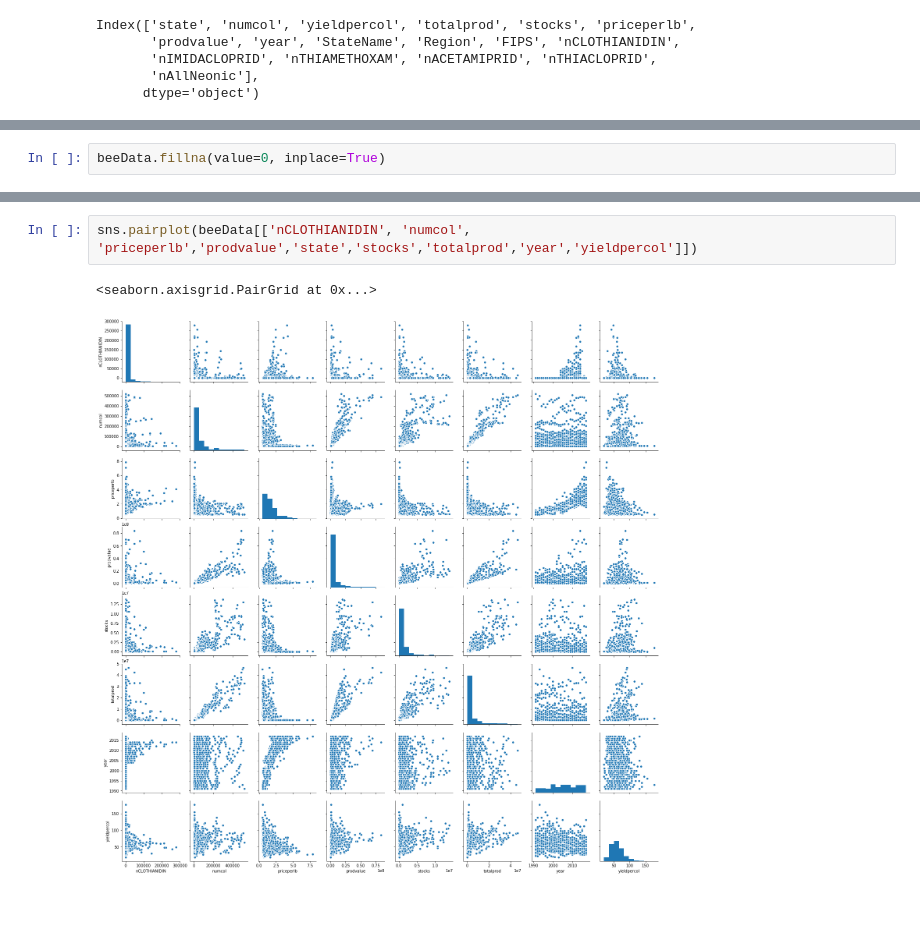
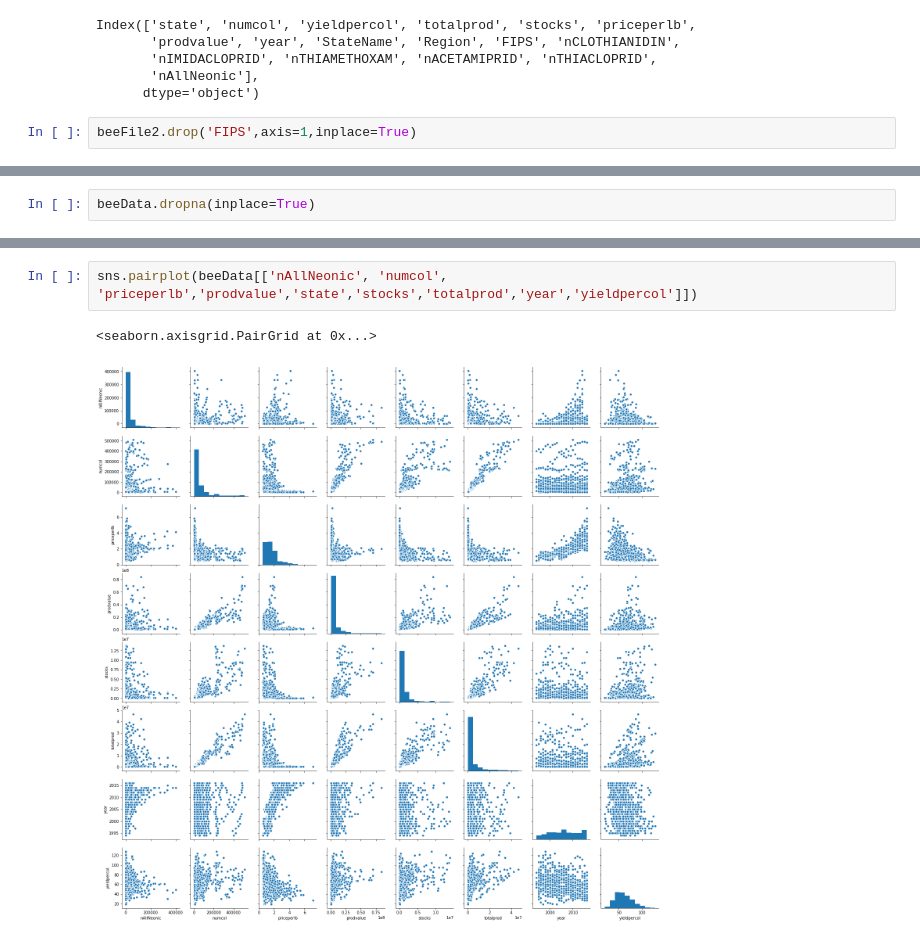
Before and after one commit to ahuangfeng/Cours_ML, a Jupyter notebook: Project/Project.ipynb, the cells around one changed output, grey strips where cells are left out. Cells and saved outputs as stored; diff of their text form; blank space fills up the shorter version.

```diff
--- a/Project/Project.ipynb
+++ b/Project/Project.ipynb
@@ -23,3 +23,5 @@ Index(['state', 'numcol', 'yieldpercol', 'totalprod', 'stocks', 'priceperlb',
        'nIMIDACLOPRID', 'nTHIAMETHOXAM', 'nACETAMIPRID', 'nTHIACLOPRID',
        'nAllNeonic'],
       dtype='object')
+# %%
+beeFile2.drop('FIPS',axis=1,inplace=True)
@@ -57,5 +59,5 @@ beeData
 # %%
-beeData.fillna(value=0, inplace=True)
+beeData.dropna(inplace=True)
 # %%
 beeData.head()
 # %% [output]
@@ -73,5 +83,5 @@ sns.pairplot(beeData)
 # %%
-sns.pairplot(beeData[['nCLOTHIANIDIN', 'numcol', 'priceperlb','prodvalue','state','stocks','totalprod','year','yieldpercol']])
+sns.pairplot(beeData[['nAllNeonic', 'numcol', 'priceperlb','prodvalue','state','stocks','totalprod','year','yieldpercol']])
 # %% [output]
 <seaborn.axisgrid.PairGrid at 0x...>
-[figure, old version]
+[figure, new version]
```
Also changed, not shown: parts of 15 cells of this notebook, 9 other files.
